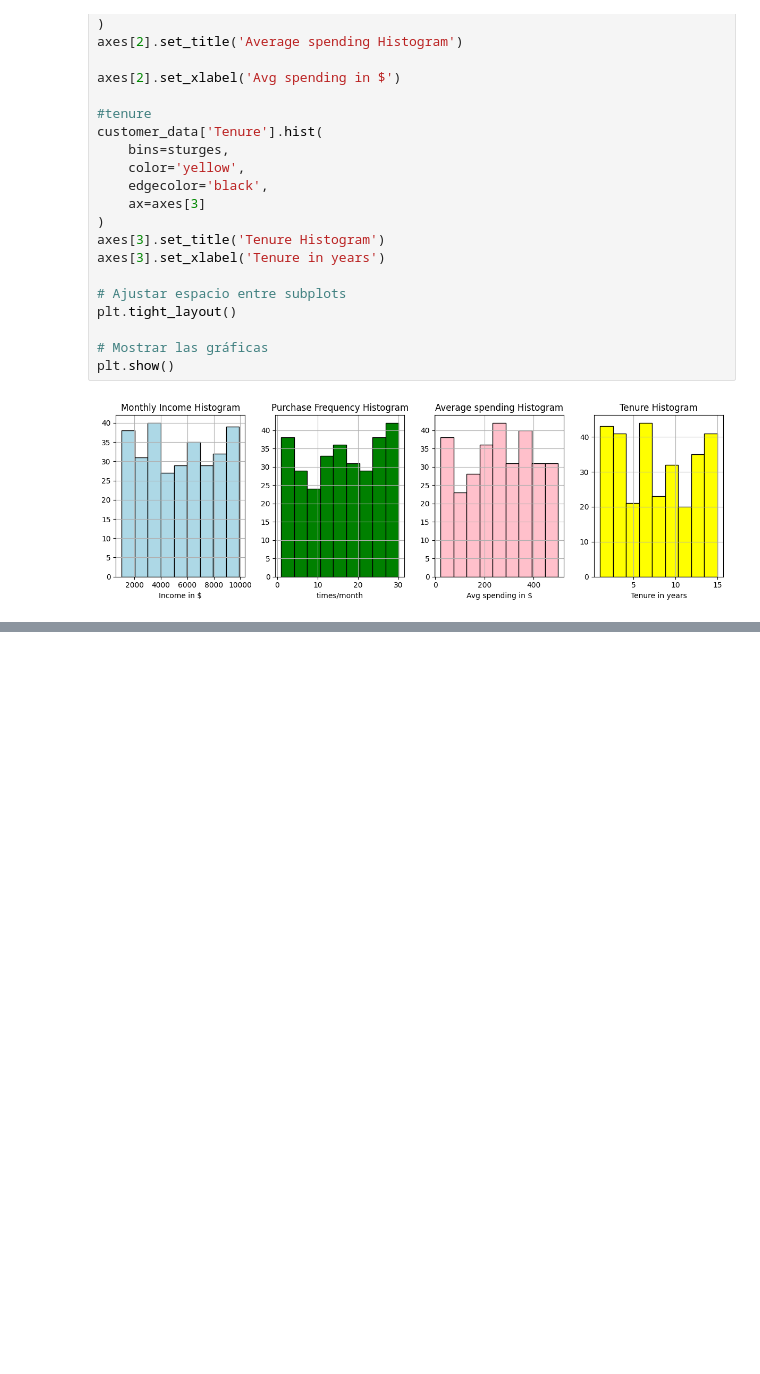
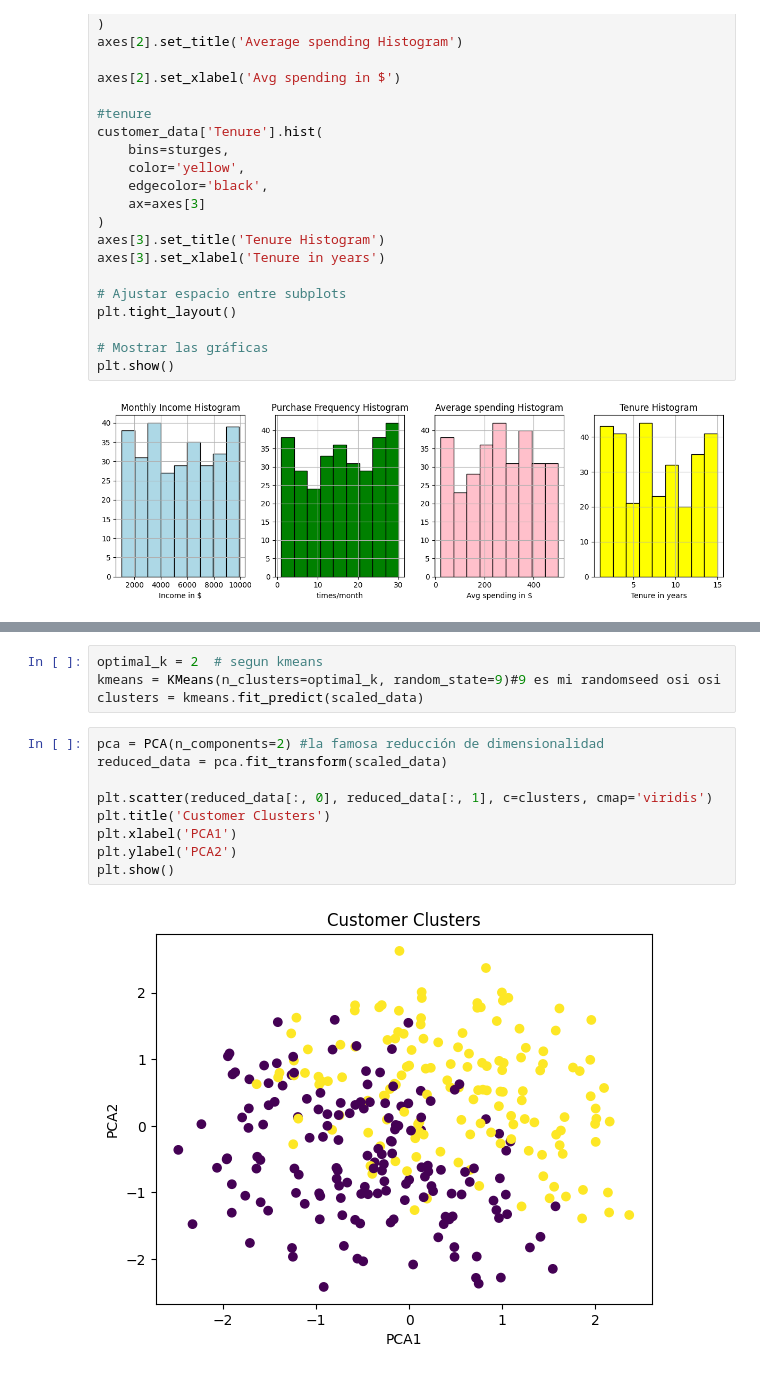
Before and after one commit to amnzmj/analisis-de-datos, a Jupyter notebook: tercer parcial/Customer Segmentation Based on Consumption Habits.ipynb, the cells around one changed output, grey strips where cells are left out. Saved outputs shown, nothing was run; the diff lists cells and outputs as text; blank space fills up the shorter version.

```diff
--- a/tercer parcial/Customer Segmentation Based on Consumption Habits.ipynb
+++ b/tercer parcial/Customer Segmentation Based on Consumption Habits.ipynb
@@ -129,0 +201,15 @@ No parece haber un sesgo definido, solo en avg spending en 250
+# %%
+optimal_k = 2  # segun kmeans
+kmeans = KMeans(n_clusters=optimal_k, random_state=9)#9 es mi randomseed osi osi
+clusters = kmeans.fit_predict(scaled_data)
+# %%
+pca = PCA(n_components=2) #la famosa reducción de dimensionalidad
+reduced_data = pca.fit_transform(scaled_data)
+
+plt.scatter(reduced_data[:, 0], reduced_data[:, 1], c=clusters, cmap='viridis')
+plt.title('Customer Clusters')
+plt.xlabel('PCA1')
+plt.ylabel('PCA2')
+plt.show()
+# %% [output]
+[figure, added]
```
Also changed, not shown: parts of 16 cells of this notebook.
